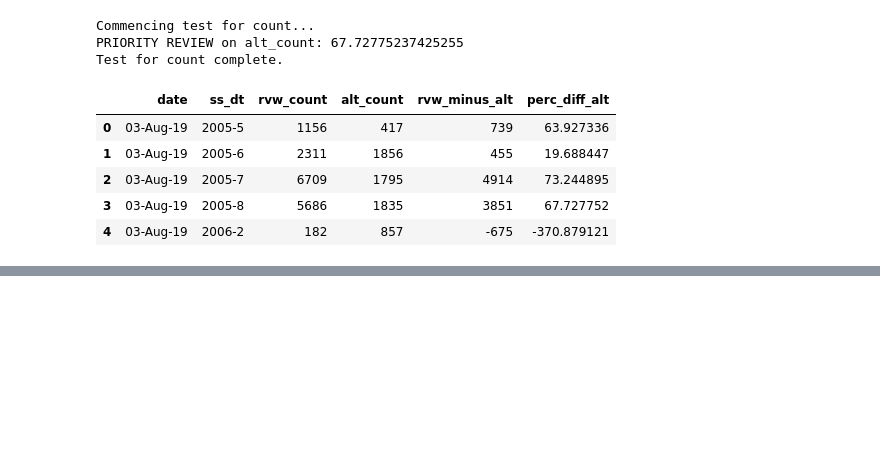
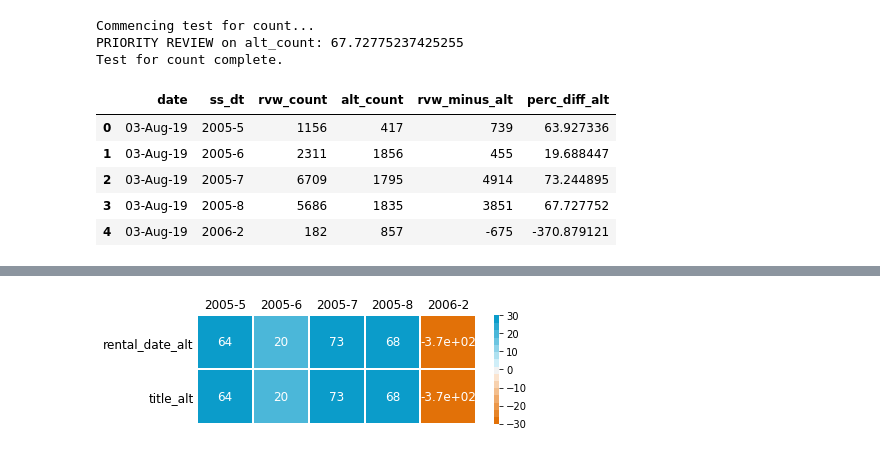
Before and after one commit to rebeccaebarnes/sql_analysis, a Jupyter notebook: sql_analysis_development.ipynb, the cells around one changed output, grey strips where cells are left out. Cells and saved outputs as stored; diff of their text form; code cells hidden in the pictures; blank space fills up the shorter version.

Commit message:
Summary visualization exploration

```diff
--- a/sql_analysis_development.ipynb
+++ b/sql_analysis_development.ipynb
@@ -210,0 +222,16 @@ Test for count complete.
+# %%
+high_distinct = [('rental_date', 'rental_date'),
+                 ('title', 'title')]
+
+tester = san.SQLUnitTest(count_df,
+                         comparison_names=table_alias)
+tester.summary_field = 'ss_dt'
+
+for comparison_fields in high_distinct:
+    gatherer.comparison_fields = comparison_fields
+    df = gatherer.gather_data()
+
+    tester.data = df
+    tester.test_field = comparison_fields[0]
+
+    tester.run_test()
@@ -210,0 +261,18 @@ Test for count complete.
+# %%
+summary_data = tester._summary.copy()
+summary_data.index = summary_data.ss_dt
+summary_data.drop('ss_dt', axis=1, inplace=True)
+plt.figure(figsize=(summary_data.shape[0] * 1.25, summary_data.shape[1]))
+ax = sns.heatmap(summary_data.transpose(),
+                 vmin=-30,
+                 vmax=30,
+                 cmap=sns.diverging_palette(30, 230, s=99, l=60, n=15),
+                 center=0,
+                 annot=True,
+                 annot_kws={'fontsize':12},
+                 linewidths=1)
+ax.xaxis.tick_top()
+ax.tick_params(axis='both', which='both', length=0, rotation=0, labelsize=12)
+plt.xlabel('');
+# %% [output]
+[figure, added]
```
Also changed, not shown: parts of 6 cells of this notebook, 1 other file.
